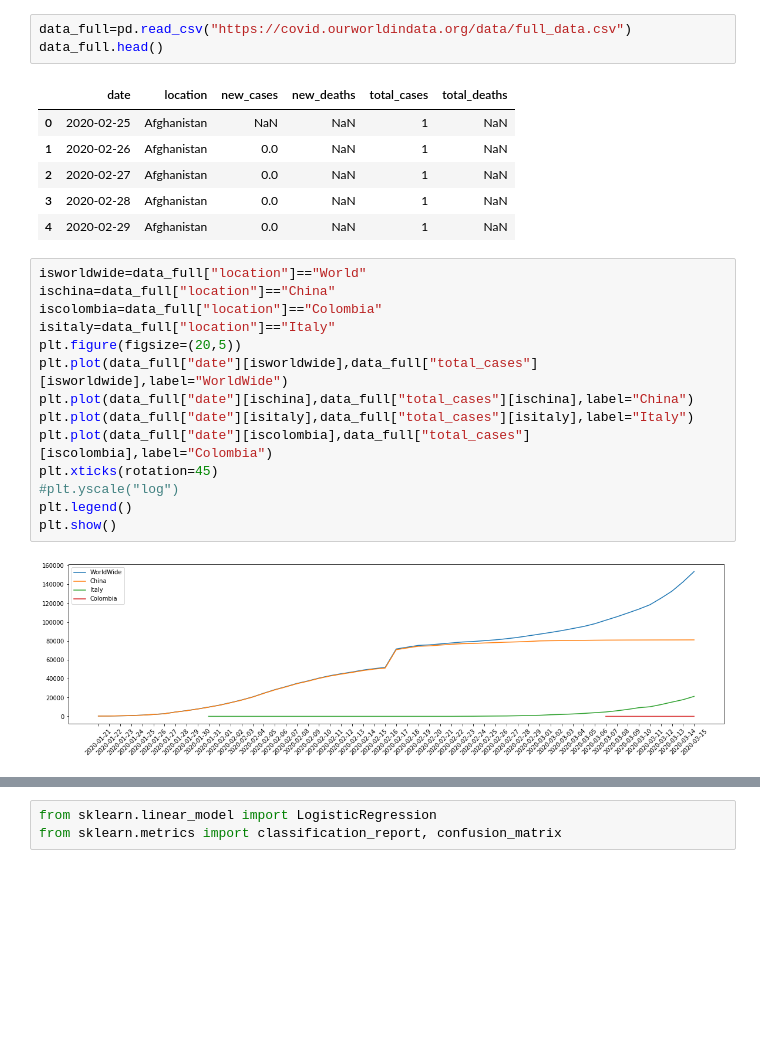
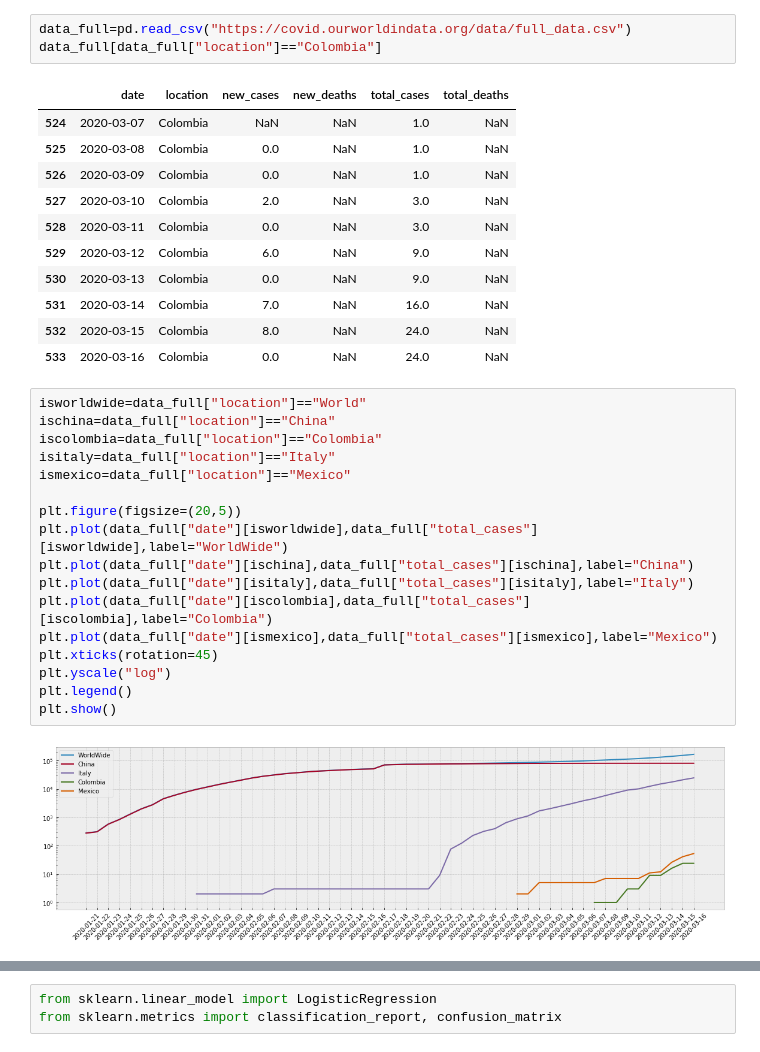
Before and after one commit to sierraporta/covid19, a Jupyter notebook: Covid19.ipynb, the cells around one changed output, grey strips where cells are left out. Cells and saved outputs as stored; diff of their text form; blank space fills up the shorter version.

```diff
--- a/Covid19.ipynb
+++ b/Covid19.ipynb
@@ -6,29 +36,37 @@ import datetime
 # %%
 data_full=pd.read_csv("https://covid.ourworldindata.org/data/full_data.csv")
-data_full.head()
+data_full[data_full["location"]=="Colombia"]
 # %% [output]
 |  | date | location | new_cases | new_deaths | total_cases | total_deaths |
-| 0 | 2020-02-25 | Afghanistan | NaN | NaN | 1 | NaN |
-| 1 | 2020-02-26 | Afghanistan | 0.0 | NaN | 1 | NaN |
-| 2 | 2020-02-27 | Afghanistan | 0.0 | NaN | 1 | NaN |
-| 3 | 2020-02-28 | Afghanistan | 0.0 | NaN | 1 | NaN |
-| 4 | 2020-02-29 | Afghanistan | 0.0 | NaN | 1 | NaN |
+| 524 | 2020-03-07 | Colombia | NaN | NaN | 1.0 | NaN |
+| 525 | 2020-03-08 | Colombia | 0.0 | NaN | 1.0 | NaN |
+| 526 | 2020-03-09 | Colombia | 0.0 | NaN | 1.0 | NaN |
+| 527 | 2020-03-10 | Colombia | 2.0 | NaN | 3.0 | NaN |
+| 528 | 2020-03-11 | Colombia | 0.0 | NaN | 3.0 | NaN |
+| 529 | 2020-03-12 | Colombia | 6.0 | NaN | 9.0 | NaN |
+| 530 | 2020-03-13 | Colombia | 0.0 | NaN | 9.0 | NaN |
+| 531 | 2020-03-14 | Colombia | 7.0 | NaN | 16.0 | NaN |
+| 532 | 2020-03-15 | Colombia | 8.0 | NaN | 24.0 | NaN |
+| 533 | 2020-03-16 | Colombia | 0.0 | NaN | 24.0 | NaN |
 # %%
 isworldwide=data_full["location"]=="World"
 ischina=data_full["location"]=="China"
 iscolombia=data_full["location"]=="Colombia"
 isitaly=data_full["location"]=="Italy"
+ismexico=data_full["location"]=="Mexico"
+
 plt.figure(figsize=(20,5))
 plt.plot(data_full["date"][isworldwide],data_full["total_cases"][isworldwide],label="WorldWide")
 plt.plot(data_full["date"][ischina],data_full["total_cases"][ischina],label="China")
 plt.plot(data_full["date"][isitaly],data_full["total_cases"][isitaly],label="Italy")
 plt.plot(data_full["date"][iscolombia],data_full["total_cases"][iscolombia],label="Colombia")
+plt.plot(data_full["date"][ismexico],data_full["total_cases"][ismexico],label="Mexico")
 plt.xticks(rotation=45)
-#plt.yscale("log")
+plt.yscale("log")
 plt.legend()
 plt.show()
 # %% [output]
-[figure, old version]
+[figure, new version]
 # %%
 np.unique(data_full["location"])
 # %% [output]
```
Also changed, not shown: parts of 16 cells of this notebook.
